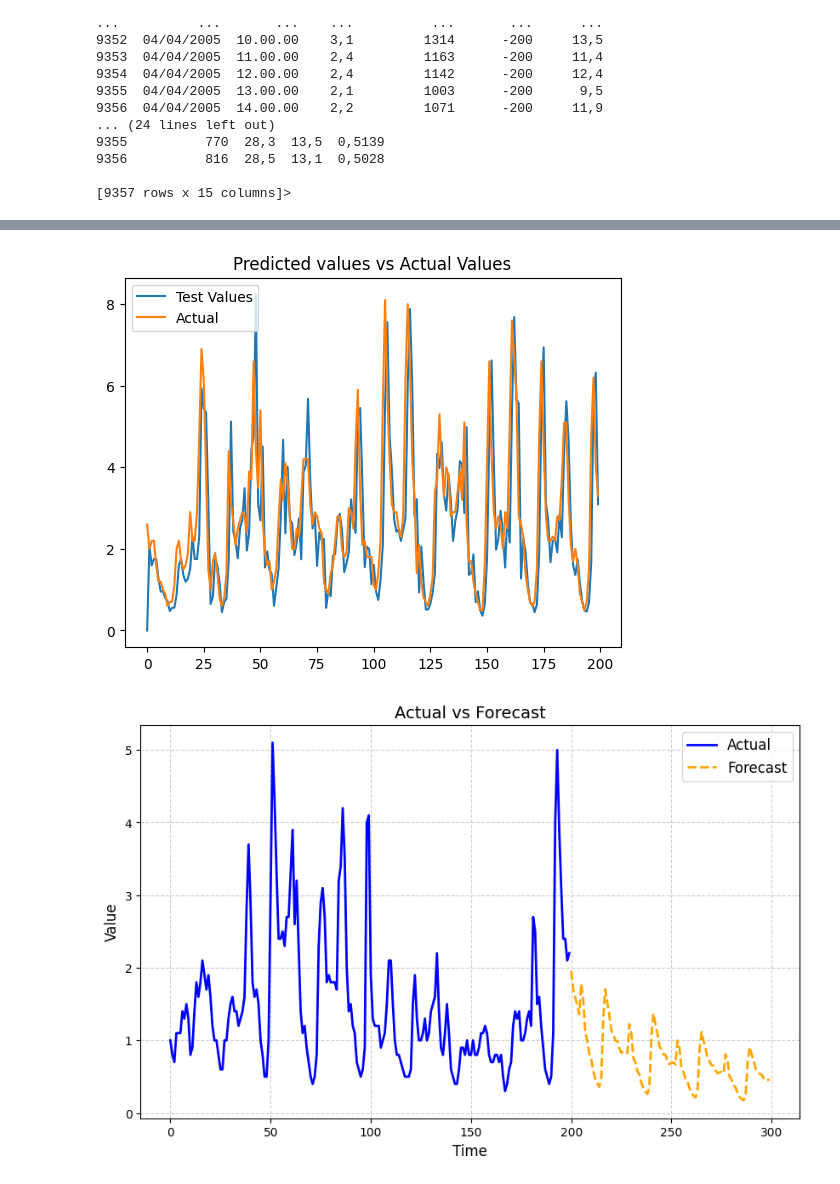
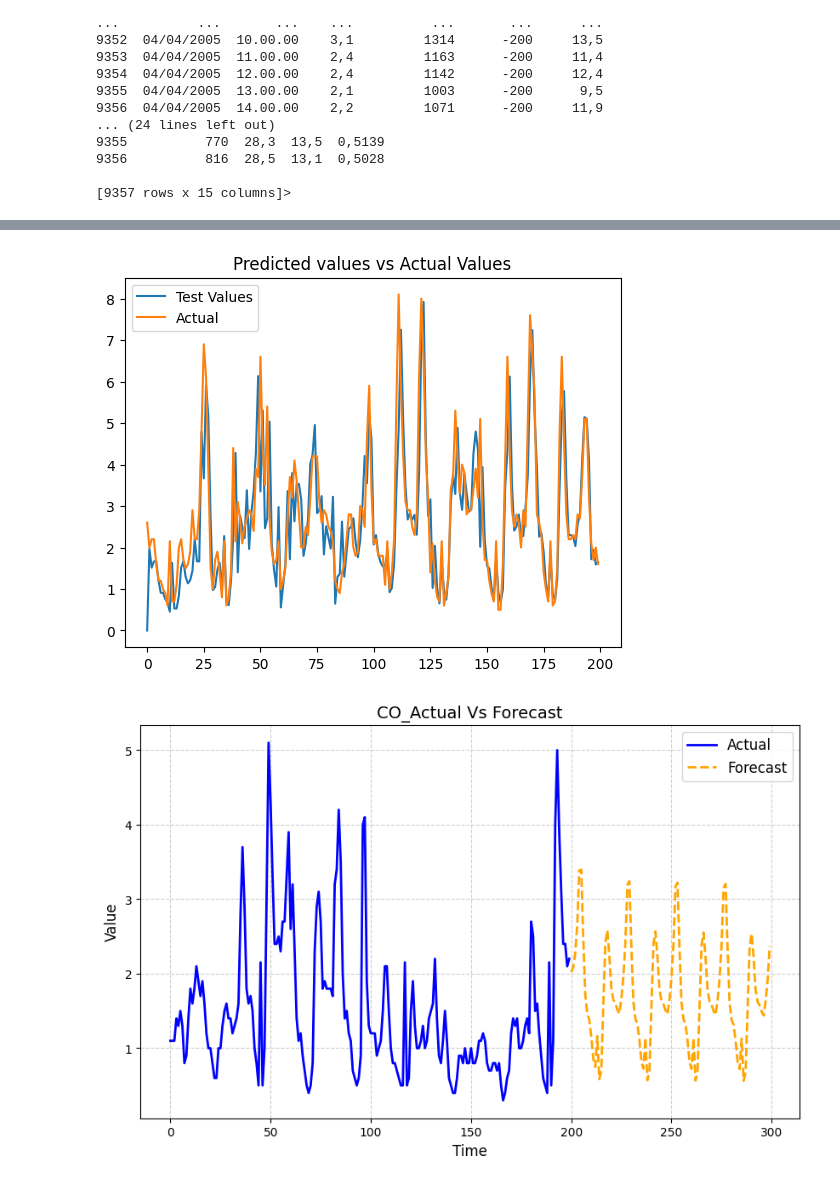
Before and after one commit to sanketbanket/air-pollution-time-series-analysis, a Jupyter notebook: idkkk.ipynb, the cells around one changed output, grey strips where cells are left out. Cells and saved outputs as stored; diff of their text form; code cells hidden in the pictures.

```diff
--- a/idkkk.ipynb
+++ b/idkkk.ipynb
@@ -34,7 +34,7 @@ print(df.info)
 plt.plot(co)
 plt.show()
 avg = [i for i in co if i != -200]
-co_rem = [i if i != -200 else np.mean(avg) for i in avg]
+co_rem = [i if i != -200 else np.mean(avg) for i in co]
 plt.plot(co_rem)
 # %% [output]
 [figure]
@@ -90,7 +90,7 @@ plt.title("Predicted values vs Actual Values")
 plt.legend()
 plt.show()
 # %% [output]
-[figure, old version]
+[figure, new version]
 # %%
 def plot_actual_vs_forecast(actual, forecast, title="Actual vs Forecast", xlabel="Time", ylabel="Value"):
     plt.figure(figsize=(10, 6))
@@ -113,6 +113,6 @@ def plot_actual_vs_forecast(actual, forecast, title="Actual vs Forecast", xlabel
     # Display the plot
     plt.show()
 # %%
-plot_actual_vs_forecast(co_rem[-200:], forecast = results.get_forecast(steps=100).predicted_mean)
+plot_actual_vs_forecast(co_rem[-200:], forecast = results.get_forecast(steps=100).predicted_mean, title = "CO_Actual Vs Forecast")
 # %% [output]
-[figure, old version]
+[figure, new version]
```
Also changed, not shown: parts of 4 cells of this notebook, 3 other files.
